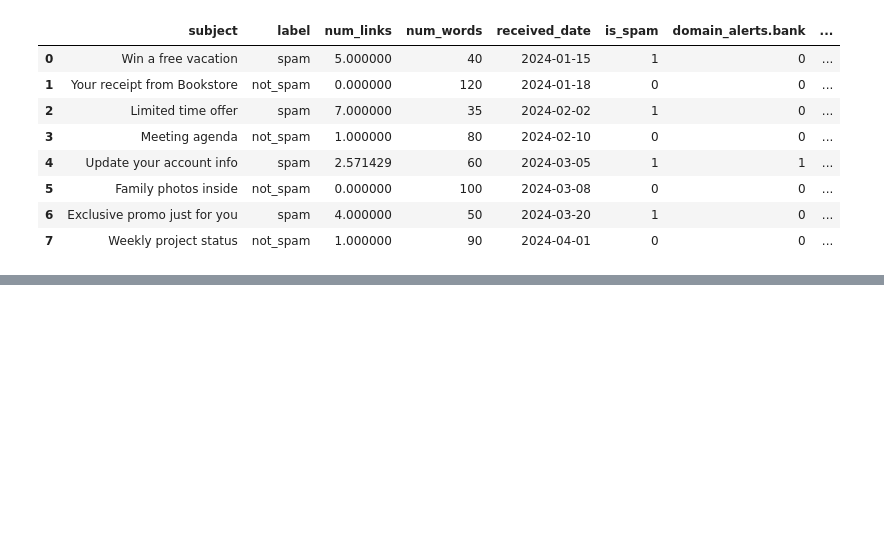
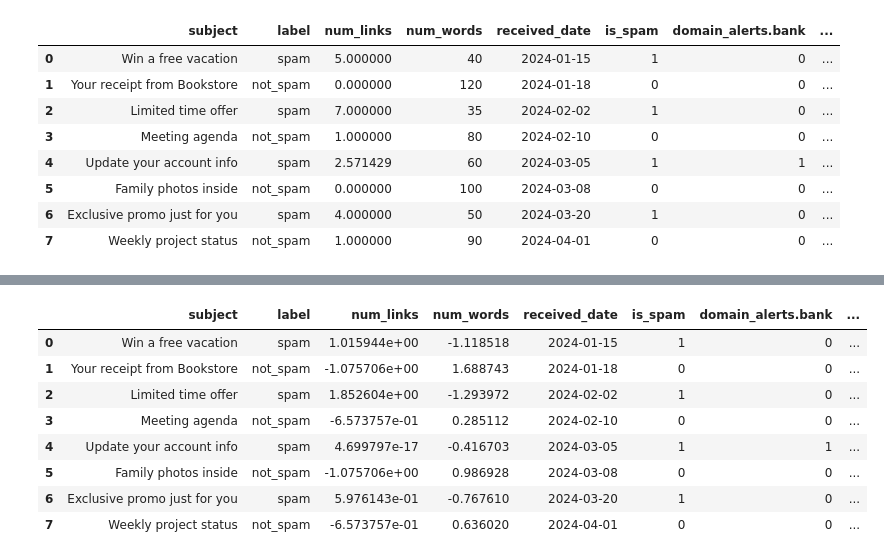
Before and after one commit to Mujeebhussain153/ML-with-Scikit-Learn, a Jupyter notebook: Supervised Learning/Format_your_data.ipynb, the cells around one changed output, grey strips where cells are left out. Saved outputs shown, nothing was run; the diff lists cells and outputs as text; code cells hidden in the pictures; blank space fills up the shorter version.

```diff
--- a/Supervised Learning/Format_your_data.ipynb
+++ b/Supervised Learning/Format_your_data.ipynb
@@ -101,3 +101,9 @@ df
 | 5 | Family photos inside | not_spam | 0.000000 | 100 | 2024-03-08 | 0 | 0 | ... |
 | 6 | Exclusive promo just for you | spam | 4.000000 | 50 | 2024-03-20 | 1 | 0 | ... |
 | 7 | Weekly project status | not_spam | 1.000000 | 90 | 2024-04-01 | 0 | 0 | ... |
+# %%
+scaler = sklearn.preprocessing.StandardScaler()
+df["numlinks_original"] = df["num_links"]
+df["numwords_original"] = df["num_words"]
+df[["num_links", "num_words"]] = scaler.fit_transform(df[["num_links", "num_words"]])
+df[["numlinks_original","num_links", "numwords_original","num_words"]]
@@ -103,0 +120,3 @@ df
+# %%
+df["received_month"] = pd.to_datetime(df["received_date"]).dt.month
+df[["received_month", "received_date"]]
@@ -103,0 +133,12 @@ df
+# %%
+df
+# %% [output]
+|  | subject | label | num_links | num_words | received_date | is_spam | domain_alerts.bank | ... |
+| 0 | Win a free vacation | spam | 1.015944e+00 | -1.118518 | 2024-01-15 | 1 | 0 | ... |
+| 1 | Your receipt from Bookstore | not_spam | -1.075706e+00 | 1.688743 | 2024-01-18 | 0 | 0 | ... |
+| 2 | Limited time offer | spam | 1.852604e+00 | -1.293972 | 2024-02-02 | 1 | 0 | ... |
+| 3 | Meeting agenda | not_spam | -6.573757e-01 | 0.285112 | 2024-02-10 | 0 | 0 | ... |
+| 4 | Update your account info | spam | 4.699797e-17 | -0.416703 | 2024-03-05 | 1 | 1 | ... |
+| 5 | Family photos inside | not_spam | -1.075706e+00 | 0.986928 | 2024-03-08 | 0 | 0 | ... |
+| 6 | Exclusive promo just for you | spam | 5.976143e-01 | -0.767610 | 2024-03-20 | 1 | 0 | ... |
+| 7 | Weekly project status | not_spam | -6.573757e-01 | 0.636020 | 2024-04-01 | 0 | 0 | ... |
```
Also changed, not shown: parts of 2 cells of this notebook, 3 other files.
